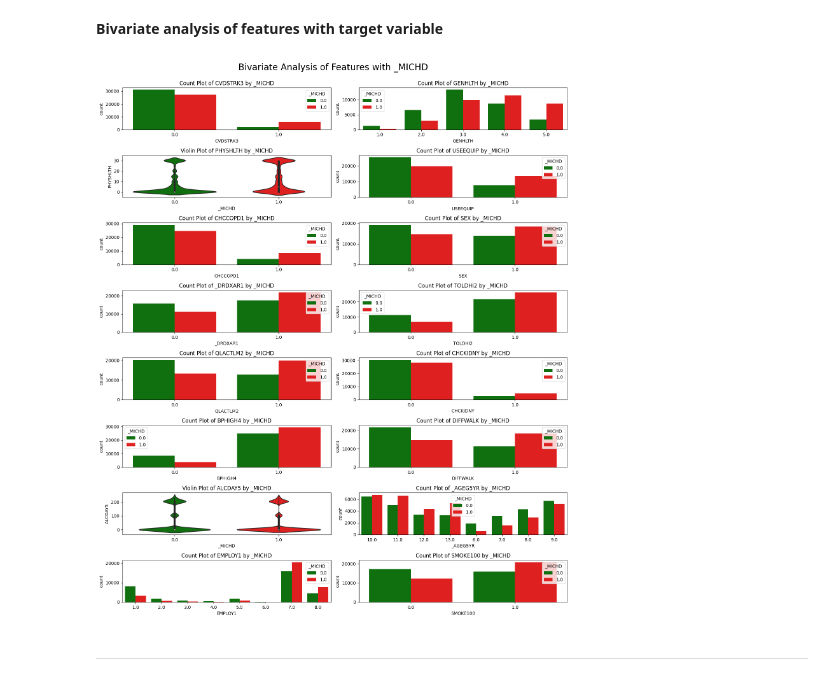
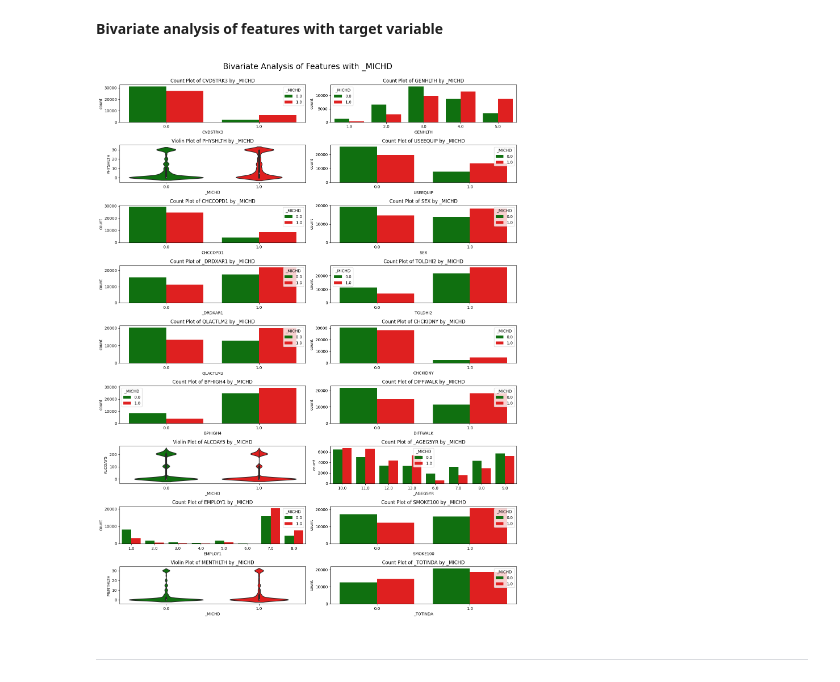
Before and after one commit to carlosla2802/TFG-repo, a Jupyter notebook: tfg_code.ipynb, the cells around one changed output. Cells and saved outputs as stored; diff of their text form; code cells hidden in the pictures.

```diff
--- a/tfg_code.ipynb
+++ b/tfg_code.ipynb
@@ -1140,30 +1184,30 @@ plt.show()
 # %%
 # Create a figure to contain the subcharts
 plt.figure(figsize=(15, 40))
 
 # Go through all the characteristics and create a graphic for each one.
-for i, column in enumerate(final_features[0:16]):
+for i, column in enumerate(final_features[0:18]):
     plt.subplot(len(final_features), 2, i + 1)
 
     if pd.api.types.is_numeric_dtype(final_dataset[column]):
         # Violin diagram for numerical variables
         sns.violinplot(x='_MICHD', y=column, data=final_dataset, split=True, palette=['green', 'red'])
         plt.title(f"Violin Plot of {column} by _MICHD")
     else:
         # Countplot for categorical variables, grouped by the target variable '_MICHD'.
         sns.countplot(x=column, hue='_MICHD', data=final_dataset, palette=['green', 'red'])
         plt.title(f"Count Plot of {column} by _MICHD")
         plt.legend(title='_MICHD')
 
     plt.tight_layout()
 
 # Add a general title to the figure
 plt.suptitle("Bivariate Analysis of Features with _MICHD", fontsize=20, x=0.5, y=1.01)
 
 # Show the figure
 plt.show()
 # %% [output]
-[figure, old version]
+[figure, new version]
 # %% [markdown]
 ----
 # %% [markdown]
```
Also changed, not shown: parts of 4 cells of this notebook.
